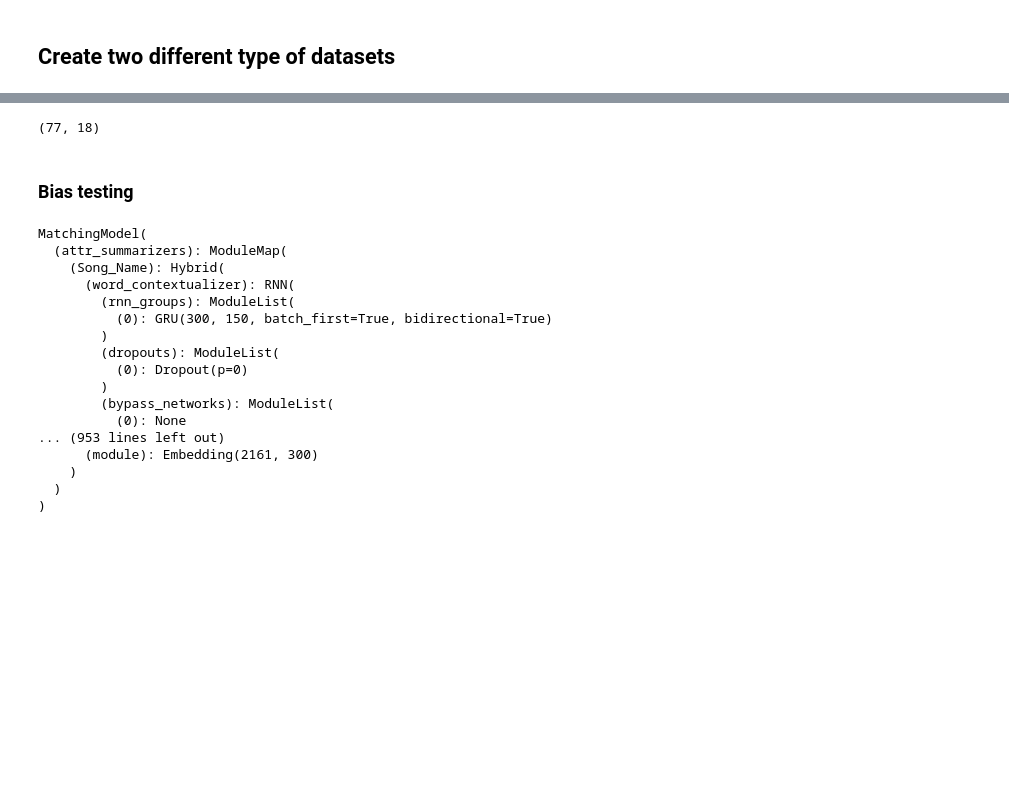
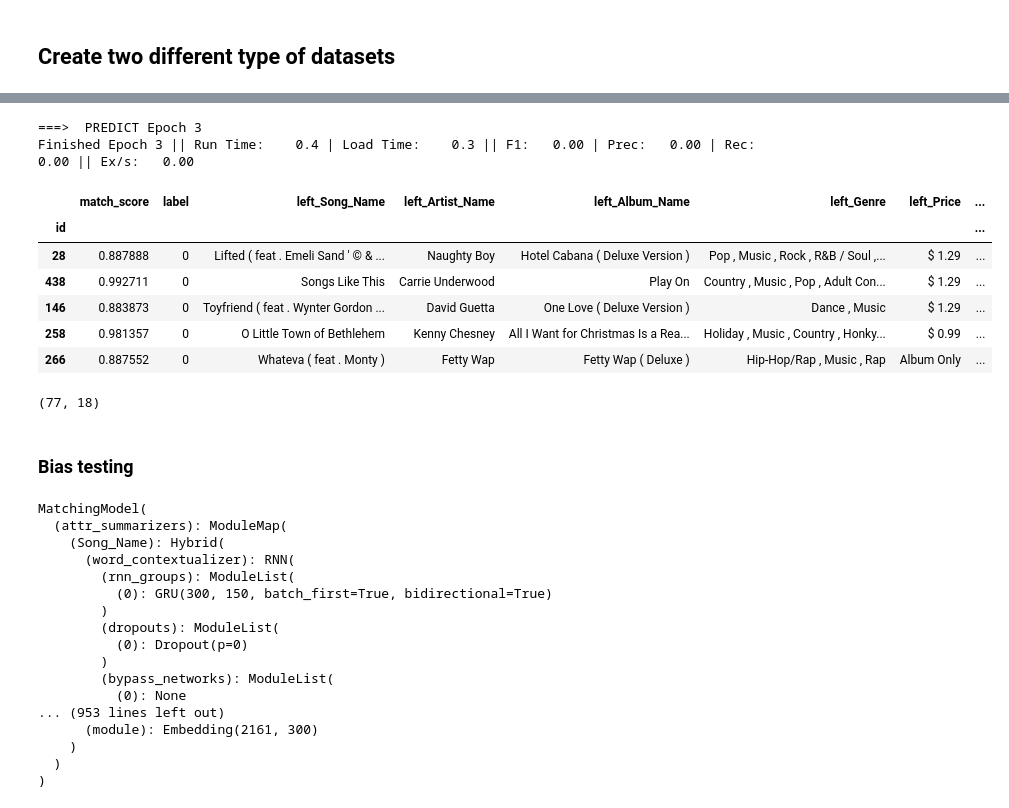
Before and after one commit to vincenzomartello/deepmatcher-experiments, a Jupyter notebook: naturalEncoding_bias_test.ipynb, the cells around one changed output, grey strips where cells are left out. Drawn from its saved outputs; the diff is of its cells as text; code cells hidden in the pictures; blank space fills up the shorter version.

```diff
--- a/naturalEncoding_bias_test.ipynb
+++ b/naturalEncoding_bias_test.ipynb
@@ -49,0 +262,5 @@ test = pd.read_csv('sample_data/itunes-amazon/test_with_naturalencoding.csv')
+# %%
+fake_neg = dm.data.process_unlabeled(path='sample_data/itunes-amazon/exp5/negatives_fake_time_randwords.csv',
+                                    trained_model = random_phrase_model,ignore_columns=['id','label'])
+# %%
+predictions = model.run_prediction(fake_neg,output_attributes=True)
@@ -55,7 +284,26 @@ negative_samples.to_csv('sample_data/itunes-amazon/neg_sample_fake_time_natencod
-# %%
-negative_samples.shape
-# %% [output]
-(77, 18)
+# %%
+fake_neg = dm.data.process_unlabeled(path='sample_data/itunes-amazon/exp5/negatives_fake_time_randomphrase.csv',
+                                    trained_model = model,ignore_columns=['id','label'])
+# %%
+predictions = model.run_prediction(fake_neg,output_attributes= True)
+# %% [output]
+===>  PREDICT Epoch 3
+Finished Epoch 3 || Run Time:    0.4 | Load Time:    0.3 || F1:   0.00 | Prec:   0.00 | Rec:   0.00 || Ex/s:   0.00
+# %%
+predictions.head()
+# %% [output]
+|  | match_score | label | left_Song_Name | left_Artist_Name | left_Album_Name | left_Genre | left_Price | ... |
+| id |  |  |  |  |  |  |  | ... |
+| 28 | 0.887888 | 0 | Lifted ( feat . Emeli Sand ' © & ... | Naughty Boy | Hotel Cabana ( Deluxe Version ) | Pop , Music , Rock , R&B / Soul ,... | $ 1.29 | ... |
+| 438 | 0.992711 | 0 | Songs Like This | Carrie Underwood | Play On | Country , Music , Pop , Adult Con... | $ 1.29 | ... |
+| 146 | 0.883873 | 0 | Toyfriend ( feat . Wynter Gordon ... | David Guetta | One Love ( Deluxe Version ) | Dance , Music | $ 1.29 | ... |
+| 258 | 0.981357 | 0 | O Little Town of Bethlehem | Kenny Chesney | All I Want for Christmas Is a Rea... | Holiday , Music , Country , Honky... | $ 0.99 | ... |
+| 266 | 0.887552 | 0 | Whateva ( feat . Monty ) | Fetty Wap | Fetty Wap ( Deluxe ) | Hip-Hop/Rap , Music , Rap | Album Only | ... |
+# %%
+wrong_predictions = predictions[predictions['match_score'] > 0.5]
+wrong_predictions.shape
+# %% [output]
+(77, 18)
 # %% [markdown]
 ### Bias testing
 # %%
```
Also changed, not shown: parts of 44 cells of this notebook, 37 other files.
